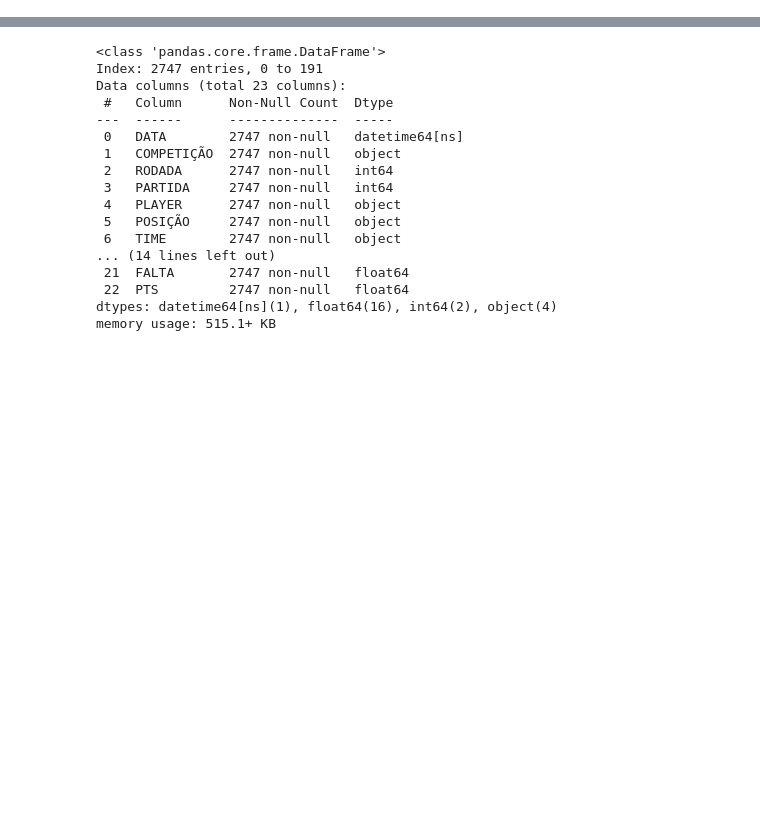
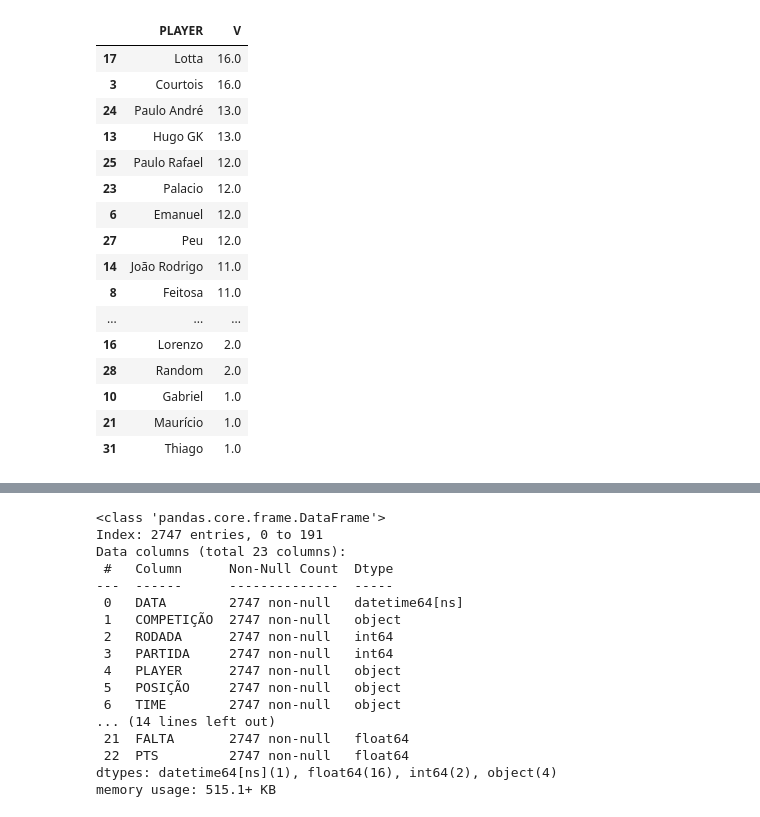
Before and after one commit to talesaraujoc/mrleague_v2_web_app, a Jupyter notebook: notebook_test.ipynb, the cells around one changed output, grey strips where cells are left out. Cells and saved outputs as stored; diff of their text form; code cells hidden in the pictures; blank space fills up the shorter version.

```diff
--- a/notebook_test.ipynb
+++ b/notebook_test.ipynb
@@ -17,0 +66,20 @@ df_season.fillna(0, inplace=True)
+# %%
+df_cartas_novas[['PLAYER','V']].sort_values(by='V', ascending=False)
+# %% [output]
+|  | PLAYER | V |
+| 17 | Lotta | 16.0 |
+| 3 | Courtois | 16.0 |
+| 24 | Paulo André | 13.0 |
+| 13 | Hugo GK | 13.0 |
+| 25 | Paulo Rafael | 12.0 |
+| 23 | Palacio | 12.0 |
+| 6 | Emanuel | 12.0 |
+| 27 | Peu | 12.0 |
+| 14 | João Rodrigo | 11.0 |
+| 8 | Feitosa | 11.0 |
+| ... | ... | ... |
+| 16 | Lorenzo | 2.0 |
+| 28 | Random | 2.0 |
+| 10 | Gabriel | 1.0 |
+| 21 | Maurício | 1.0 |
+| 31 | Thiago | 1.0 |
```
Also changed, not shown: parts of 8 cells of this notebook.
